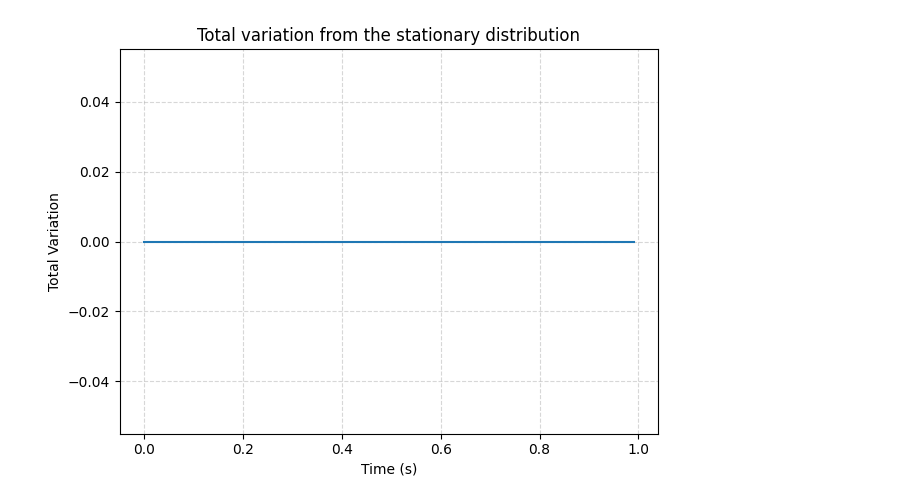
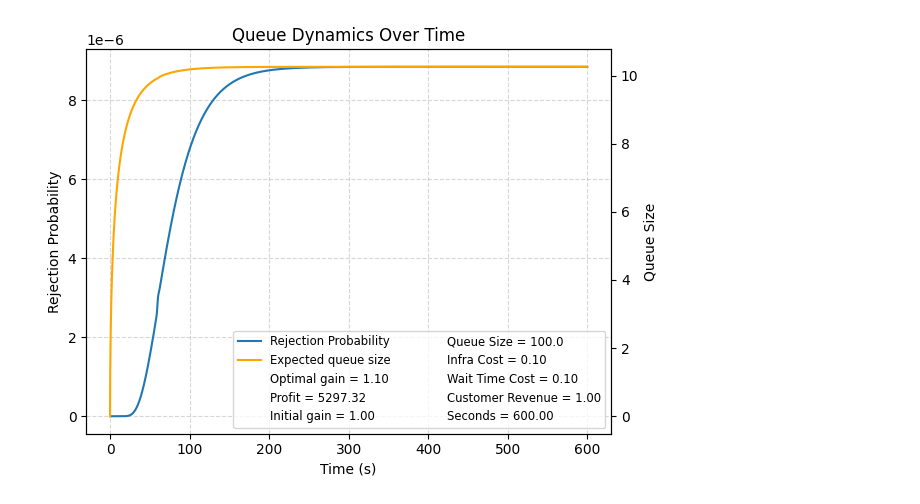
Before and after one commit to lucasbanunes/CPS767-monte-carlo-algorithms, a Jupyter notebook: project/plot_simulation.ipynb, the cells around one changed output. Drawn from its saved outputs; the diff is of its cells as text; code cells hidden in the pictures.

```diff
--- a/project/plot_simulation.ipynb
+++ b/project/plot_simulation.ipynb
@@ -39,0 +79,24 @@ fig.savefig(simulation_dir / 'producer_consumer_lambda.png', dpi=300)
+# %%
+fig, ax = plt.subplots(2, 1)
+color_cycle = plt.rcParams['axes.prop_cycle'].by_key()['color']
+ax[0].grid(linestyle='--', alpha=.5)
+ax[0].plot(simulation_df['time'], simulation_df['integrated_profit'], label='Profit')
+ax[0].plot(simulation_df['time'], simulation_df['integrated_revenue'], label='Revenue')
+ax[0].plot(simulation_df['time'], simulation_df['integrated_cost'], label='Cost')
+ax[0].legend()
+ax[0].set(
+    xlabel='Time (s)',
+    ylabel='Money',
+    title='Profit, Revenue, and Cost Over Time'
+)
+ax[1].grid(linestyle='--', alpha=.5)
+ax[1].plot(simulation_df['time'], simulation_df['profit'])
+ax[1].plot(simulation_df['time'], simulation_df['revenue'])
+ax[1].plot(simulation_df['time'], simulation_df['cost'])
+ax[1].set(ylabel='Money/s',
+          xlabel='Time (s)',
+          title='Profit, Revenue, and Cost Rates Over Time')
+add_hyperparameters(ax[1])
+ax[1].legend(fontsize='small', ncol=2)
+fig.tight_layout()
+fig.savefig(optimizer_dir / 'money_over_time.png', dpi=300)
@@ -40,13 +105,22 @@ fig.savefig(simulation_dir / 'producer_consumer_lambda.png', dpi=300)
 # %%
+from numpy import add
+
+
 fig, ax = plt.subplots()
 ax.grid(linestyle='--', alpha=.5)
-ax.plot(simulation_df['time'], simulation_df['variation'])
+lines = ax.plot(simulation_df['time'], simulation_df['reject_prob'], label='Rejection Probability')
 ax.set(
     xlabel='Time (s)',
-    ylabel='Total Variation',
-    title='Total variation from the stationary distribution'
+    ylabel='Rejection Probability',
+    title='Queue Dynamics Over Time'
 )
+twinx = ax.twinx()
+lines += twinx.plot(simulation_df['time'], simulation_df['expected_queue_size'], label='Expected queue size', color='orange')
+lines += add_hyperparameters(ax)
+twinx.set_ylabel('Queue Size')
+ax.legend(lines, [line.get_label() for line in lines], loc='lower right',
+          ncol=2, fontsize='small')
 fig.tight_layout()
-fig.savefig(simulation_dir / 'total_variation.png', dpi=300)
+fig.savefig(optimizer_dir / 'queue_dynamics.png', dpi=300)
 # %% [output]
-[figure, old version]
+[figure, new version]
```
Also changed, not shown: parts of 7 cells of this notebook, 5 other files.
